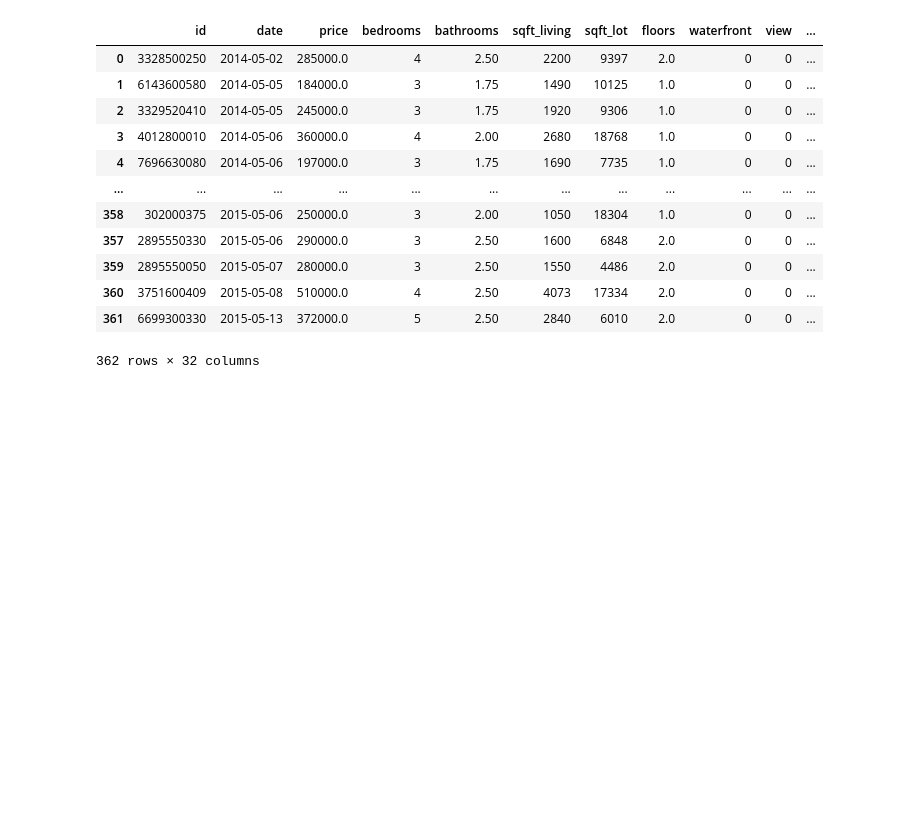
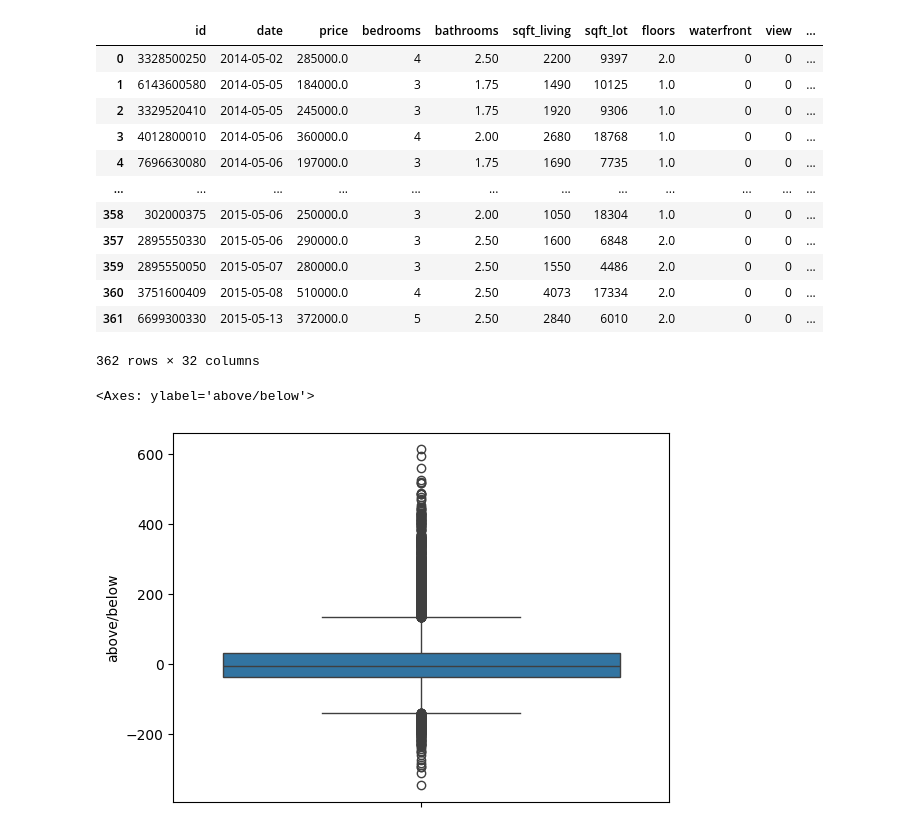
Before and after one commit to Dhanvi199/schulich_data_science, a Jupyter notebook: Class3.ipynb, the cells around one changed output. Saved outputs shown, nothing was run; the diff lists cells and outputs as text; code cells hidden in the pictures; blank space fills up the shorter version.

```diff
--- a/Class3.ipynb
+++ b/Class3.ipynb
@@ -497,3 +497,10 @@ df[df['zipcode']==98001].sort_values('date')
 | 360 | 3751600409 | 2015-05-08 | 510000.0 | 4 | 2.50 | 4073 | 17334 | 2.0 | 0 | 0 | ... |
 | 361 | 6699300330 | 2015-05-13 | 372000.0 | 5 | 2.50 | 2840 | 6010 | 2.0 | 0 | 0 | ... |
 362 rows × 32 columns
+# %%
+df['above/below'] = df['price_per_sqft'] - df['rolling_avg']
+# %%
+sns.boxplot(df['above/below'])
+# %% [output]
+<Axes: ylabel='above/below'>
+[figure, added]
```
